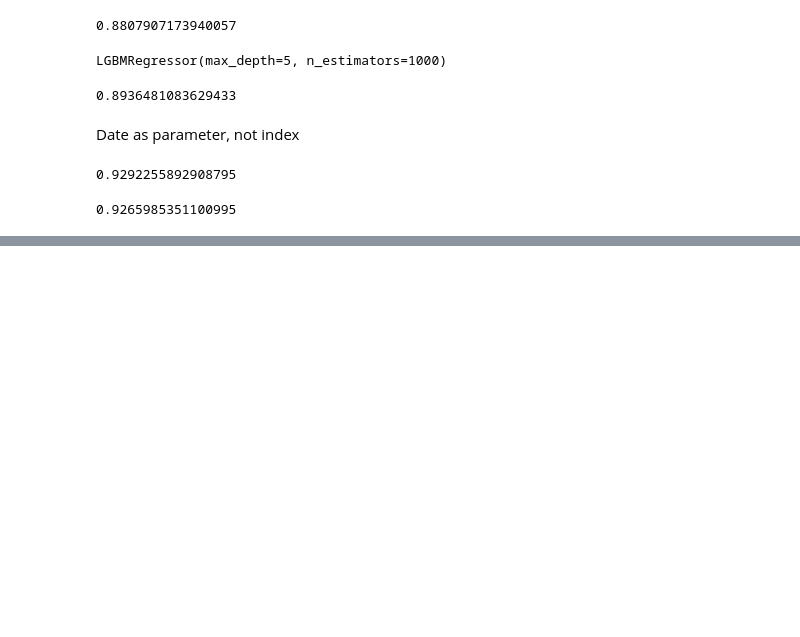
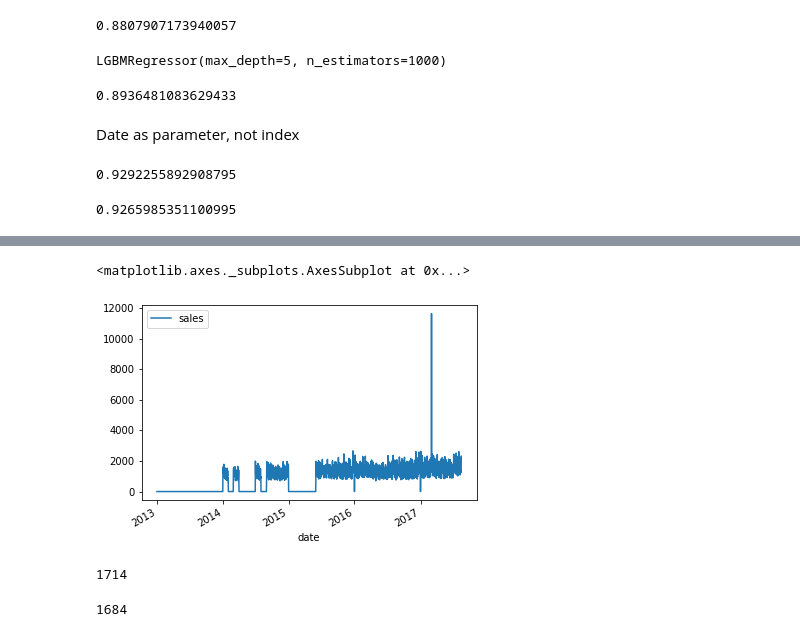
Before and after one commit to monikachudyba/ArtificialNeuralNetworkProjects, a Jupyter notebook: StoreSalesForecasting.ipynb, the cells around one changed output, grey strips where cells are left out. Drawn from its saved outputs; the diff is of its cells as text; code cells hidden in the pictures; blank space fills up the shorter version.

Commit message:
Light GBM time series per store per family

```diff
--- a/StoreSalesForecasting.ipynb
+++ b/StoreSalesForecasting.ipynb
@@ -957,0 +1002,3 @@ r2score(y_test, pred)
+# %%
+train_11_produce = train[(train.store_nbr == 11) & (train.family == 'PRODUCE')]
+train_11_produce.tail(10)
@@ -957,0 +1018,13 @@ r2score(y_test, pred)
+# %%
+train_11_produce[['date', 'sales']].set_index('date').plot()
+# %% [output]
+<matplotlib.axes._subplots.AxesSubplot at 0x...>
+[figure, added]
+# %%
+len(train_11_produce)
+# %% [output]
+1714
+# %%
+train_11_produce.date.nunique()
+# %% [output]
+1684
```
Also changed, not shown: parts of 39 cells of this notebook.
